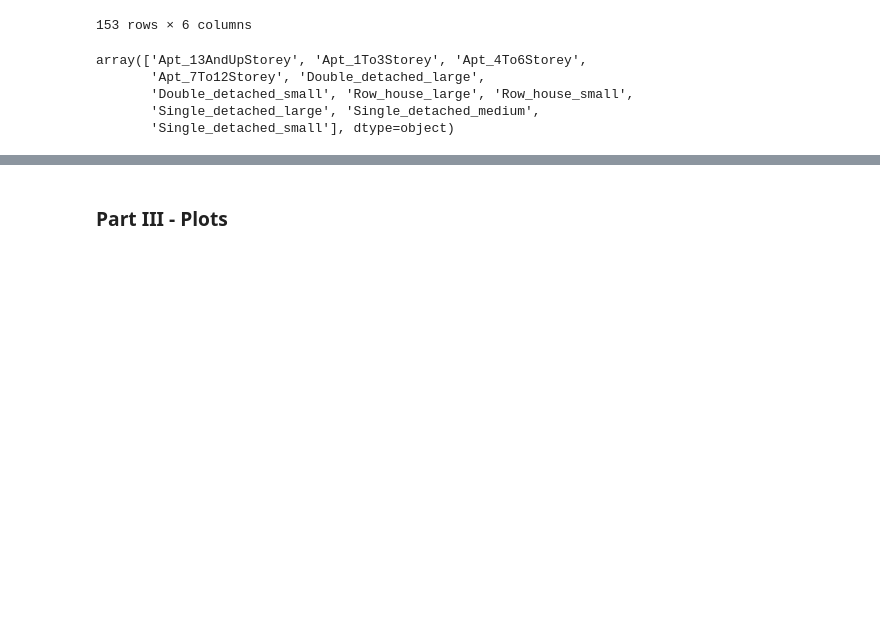
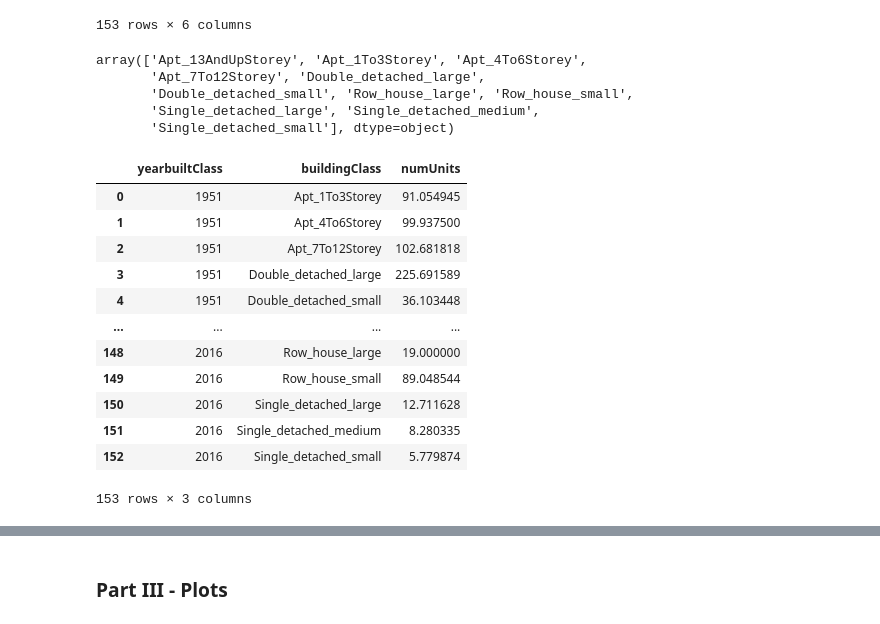
Before and after one commit to DonnaVakalis/Urban.dat, a Jupyter notebook: Toronto_FloorSpaceTrends.ipynb, the cells around one changed output, grey strips where cells are left out. Cells and saved outputs as stored; diff of their text form; code cells hidden in the pictures; blank space fills up the shorter version.

```diff
--- a/Toronto_FloorSpaceTrends.ipynb
+++ b/Toronto_FloorSpaceTrends.ipynb
@@ -142,3 +142,27 @@ array(['Apt_13AndUpStorey', 'Apt_1To3Storey', 'Apt_4To6Storey',
        'Double_detached_small', 'Row_house_large', 'Row_house_small',
        'Single_detached_large', 'Single_detached_medium',
        'Single_detached_small'], dtype=object)
+# %%
+# table with number of units built for each building typology
+# use the grouped_df, and sum the number of units by building class and year...
+
+#eg df.groupby(['A','C'])['B'].sum()
+
+counts_long = grouped_df.groupby(['yearbuiltClass','buildingClass'])['numUnits'].sum().reset_index()
+
+
+counts_long
+# %% [output]
+|  | yearbuiltClass | buildingClass | numUnits |
+| 0 | 1951 | Apt_1To3Storey | 91.054945 |
+| 1 | 1951 | Apt_4To6Storey | 99.937500 |
+| 2 | 1951 | Apt_7To12Storey | 102.681818 |
+| 3 | 1951 | Double_detached_large | 225.691589 |
+| 4 | 1951 | Double_detached_small | 36.103448 |
+| ... | ... | ... | ... |
+| 148 | 2016 | Row_house_large | 19.000000 |
+| 149 | 2016 | Row_house_small | 89.048544 |
+| 150 | 2016 | Single_detached_large | 12.711628 |
+| 151 | 2016 | Single_detached_medium | 8.280335 |
+| 152 | 2016 | Single_detached_small | 5.779874 |
+153 rows × 3 columns
```
Also changed, not shown: parts of 2 cells of this notebook.
